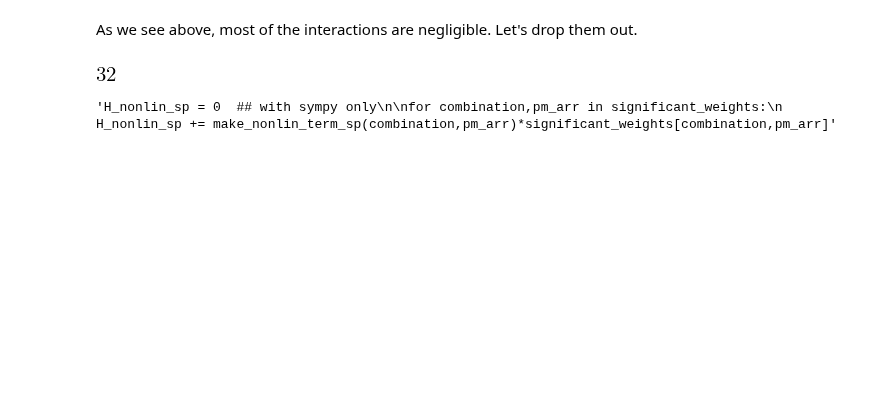
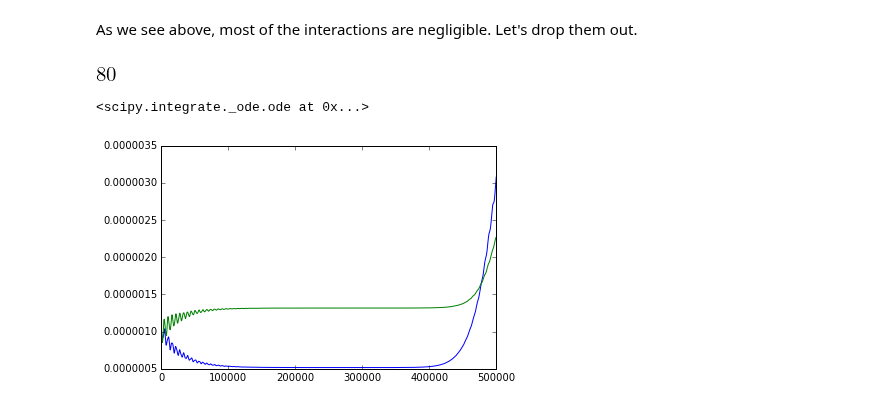
Before and after one commit to tabakg/potapov_interpolation, a Jupyter notebook: Testing_make_nonlinear_interaction.ipynb, the cells around one changed output. Saved outputs shown, nothing was run; the diff lists cells and outputs as text; code cells hidden in the pictures; blank space fills up the shorter version.

Commit message:
cleaned up Testing_make_nonlinear_interaction notebook

```diff
--- a/Testing_make_nonlinear_interaction.ipynb
+++ b/Testing_make_nonlinear_interaction.ipynb
@@ -259,9 +201,7 @@ len(significant_weights)
 # %% [output]
 [figure]
 # %%
-'''H_nonlin_sp = 0  ## with sympy only
+H_nonlin_sp = 0  ## with sympy only
 
 for combination,pm_arr in significant_weights:
-    H_nonlin_sp += make_nonlin_term_sp(combination,pm_arr)*significant_weights[combination,pm_arr]'''
+    H_nonlin_sp += make_nonlin_term_sp(combination,pm_arr)*significant_weights[combination,pm_arr]
-# %% [output]
-'H_nonlin_sp = 0  ## with sympy only\n\nfor combination,pm_arr in significant_weights:\n    H_nonlin_sp += make_nonlin_term_sp(combination,pm_arr)*significant_weights[combination,pm_arr]'
@@ -267,0 +252,18 @@ for combination,pm_arr in significant_weights:
+# %%
+y0 = np.asmatrix([0.]*10).T
+t0=0.
+# %%
+r.set_initial_value(y0, t0)
+r_lin.set_initial_value(y0, t0)
+# %% [output]
+<scipy.integrate._ode.ode at 0x...>
+# %%
+t1 = 100
+dt = 0.0001
+# %%
+Y = []
+
+while r.successful() and r.t < t1:
+    r.integrate(r.t+dt)
+    u = a_in(r.t)
+    Y.append(C_d*r.y+D_d*u)
@@ -267,0 +277,5 @@ for combination,pm_arr in significant_weights:
+# %%
+for i in range(2):
+    plt.plot([abs(y)[i][0,0] for y in Y[:500000] ])
+# %% [output]
+[figure, added]
```
Also changed, not shown: parts of 43 cells of this notebook.
